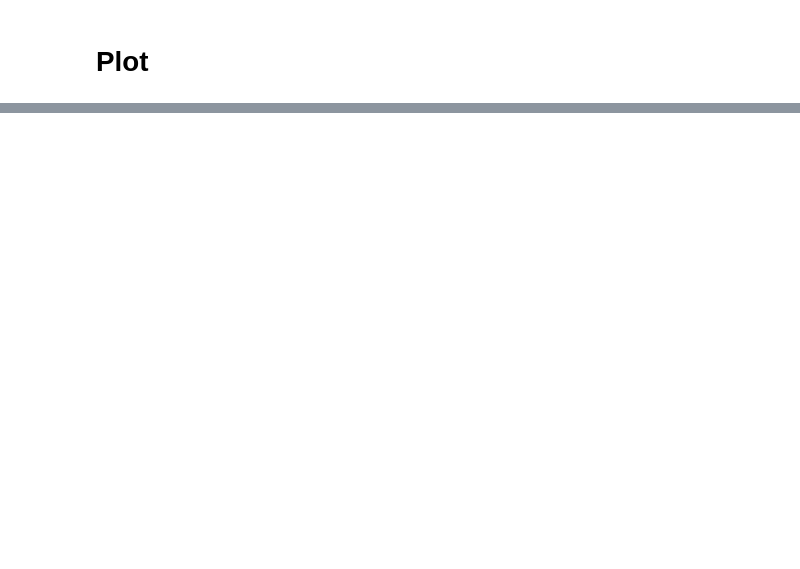
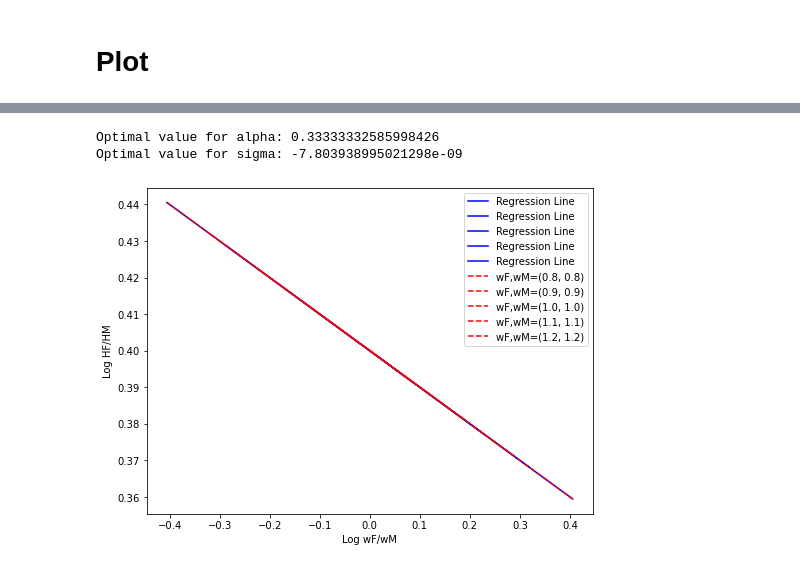
Before and after one commit to NumEconCopenhagen/projects-2023-team-copenhagen, a Jupyter notebook: inauguralproject/Cesar_Test/first_jup.ipynb, the cells around one changed output, grey strips where cells are left out. Drawn from its saved outputs; the diff is of its cells as text; code cells hidden in the pictures; blank space fills up the shorter version.

```diff
--- a/inauguralproject/Cesar_Test/first_jup.ipynb
+++ b/inauguralproject/Cesar_Test/first_jup.ipynb
@@ -389,0 +419,63 @@ ax.set_ylabel('log(wF/wM)');
+# %%
+import numpy as np
+from scipy.optimize import minimize
+
+# Define the objective function to be minimized
+def objective(params, wM, wF, beta0, beta1):
+    alpha, sigma = params
+    error = 0
+    for i in range(len(wM)):
+        log_HFHM_hat = alpha + beta1 * np.log(wF[i]/wM[i])
+        error += (log_HFHM_hat - beta0 - beta1 * np.log(wF[i]/wM[i]))**2
+    return error + (alpha**2 + sigma**2)
+
+# Define the range of values for wM and wF
+wM = np.array([0.8, 0.9, 1.0, 1.1, 1.2])
+wF = np.array([0.8, 0.9, 1.0, 1.1, 1.2])
+
+# Define the initial values for alpha and sigma
+params0 = np.array([0, 1])
+
+# Define the values of beta0 and beta1
+beta0 = 0.4
+beta1 = -0.1
+
+# Use the minimize function to find the optimal values for alpha and sigma
+result = minimize(objective, params0, args=(wM, wF, beta0, beta1))
+alpha_opt, sigma_opt = result.x
+
+# Print the optimal values for alpha and sigma
+print(f"Optimal value for alpha: {alpha_opt}")
+print(f"Optimal value for sigma: {sigma_opt}")
+# %% [output]
+Optimal value for alpha: 0.33333332585998426
+Optimal value for sigma: -7.803938995021298e-09
+# %%
+import numpy as np
+import matplotlib.pyplot as plt
+
+# Define the data and coefficients
+wM_values = np.array([0.8, 0.9, 1.0, 1.1, 1.2])
+wF_values = np.array([0.8, 0.9, 1.0, 1.1, 1.2])
+beta0 = 0.4
+beta1 = -0.1
+
+# Calculate the estimated coefficients for each wM and wF value
+beta0_hat = np.zeros(len(wM_values))
+beta1_hat = np.zeros(len(wM_values))
+for i in range(len(wM_values)):
+    x = np.log(wF_values/wM_values[i])
+    y = beta0 + beta1*x
+    beta1_hat[i], beta0_hat[i] = np.polyfit(x, y, 1)
+
+# Plot the results
+plt.figure(figsize=(8,6))
+plt.plot(np.log(wF_values/wM_values[:,None]), beta0 + beta1*np.log(wF_values/wM_values[:,None]), 'b-', label='Regression Line')
+for i in range(len(wM_values)):
+    plt.plot(np.log(wF_values/wM_values[i]), beta0_hat[i] + beta1_hat[i]*np.log(wF_values/wM_values[i]), 'r--', label=f'wF,wM={wF_values[i], wM_values[i]}')
+plt.legend()
+plt.xlabel('Log wF/wM')
+plt.ylabel('Log HF/HM')
+plt.show()
+# %% [output]
+[figure, added]
```
Also changed, not shown: parts of 6 cells of this notebook, 2 other files.
